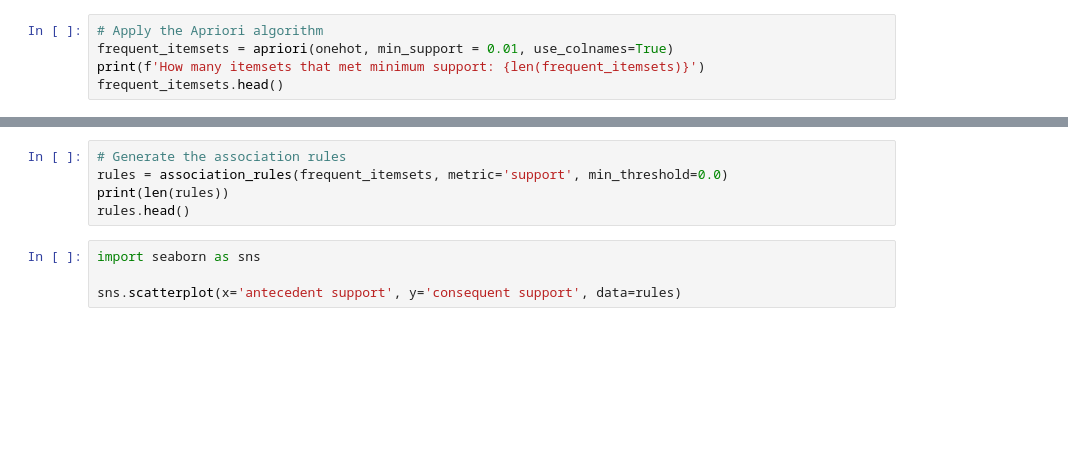
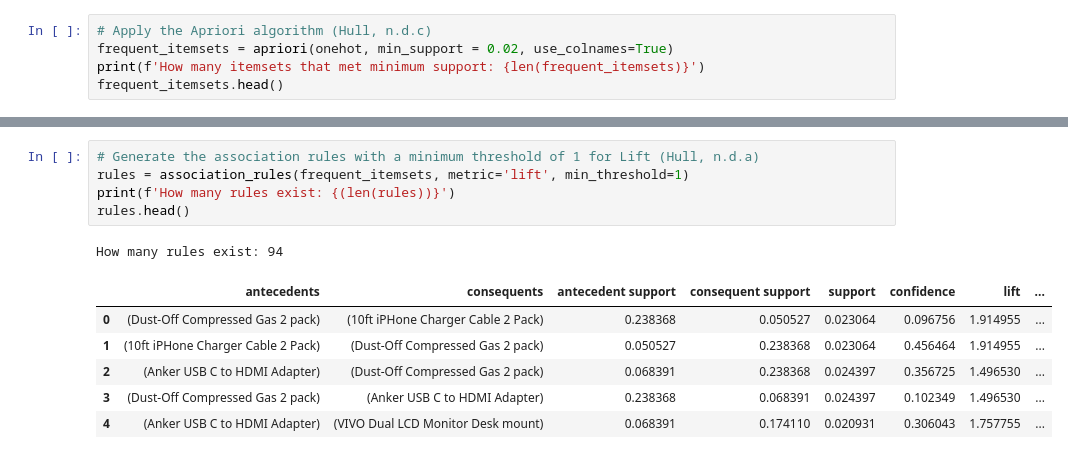
Before and after one commit to david-00001/d212-3, a Jupyter notebook: D212-3 Market Basket Analysis by L David Rodgers.ipynb, the cells around one changed output, grey strips where cells are left out. Drawn from its saved outputs; the diff is of its cells as text; blank space fills up the shorter version.

```diff
--- a/D212-3 Market Basket Analysis by L David Rodgers.ipynb
+++ b/D212-3 Market Basket Analysis by L David Rodgers.ipynb
@@ -90,5 +116,5 @@ onehot.head()
 # %%
-# Apply the Apriori algorithm
-frequent_itemsets = apriori(onehot, min_support = 0.01, use_colnames=True)
+# Apply the Apriori algorithm (Hull, n.d.c)
+frequent_itemsets = apriori(onehot, min_support = 0.02, use_colnames=True)
 print(f'How many itemsets that met minimum support: {len(frequent_itemsets)}')
 frequent_itemsets.head()
@@ -95,9 +129,13 @@ frequent_itemsets.head()
 # %%
-# Generate the association rules
-rules = association_rules(frequent_itemsets, metric='support', min_threshold=0.0)
-print(len(rules))
+# Generate the association rules with a minimum threshold of 1 for Lift (Hull, n.d.a)
+rules = association_rules(frequent_itemsets, metric='lift', min_threshold=1)
+print(f'How many rules exist: {(len(rules))}')
 rules.head()
+# %% [output]
+How many rules exist: 94
+|  | antecedents | consequents | antecedent support | consequent support | support | confidence | lift | ... |
+| 0 | (Dust-Off Compressed Gas 2 pack) | (10ft iPHone Charger Cable 2 Pack) | 0.238368 | 0.050527 | 0.023064 | 0.096756 | 1.914955 | ... |
+| 1 | (10ft iPHone Charger Cable 2 Pack) | (Dust-Off Compressed Gas 2 pack) | 0.050527 | 0.238368 | 0.023064 | 0.456464 | 1.914955 | ... |
+| 2 | (Anker USB C to HDMI Adapter) | (Dust-Off Compressed Gas 2 pack) | 0.068391 | 0.238368 | 0.024397 | 0.356725 | 1.496530 | ... |
+| 3 | (Dust-Off Compressed Gas 2 pack) | (Anker USB C to HDMI Adapter) | 0.238368 | 0.068391 | 0.024397 | 0.102349 | 1.496530 | ... |
+| 4 | (Anker USB C to HDMI Adapter) | (VIVO Dual LCD Monitor Desk mount) | 0.068391 | 0.174110 | 0.020931 | 0.306043 | 1.757755 | ... |
-# %%
-import seaborn as sns
-
-sns.scatterplot(x='antecedent support', y='consequent support', data=rules)
```
Also changed, not shown: parts of 20 cells of this notebook, 1 other file.
